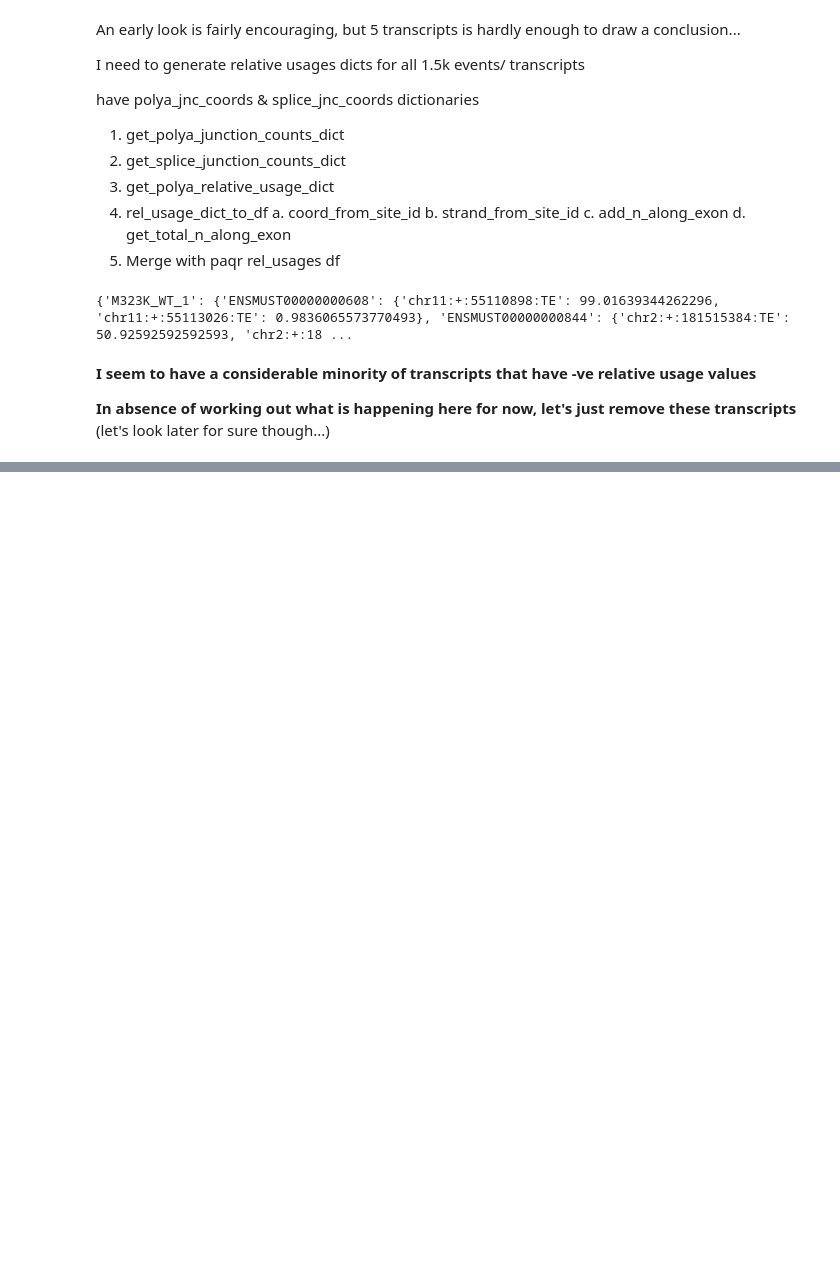
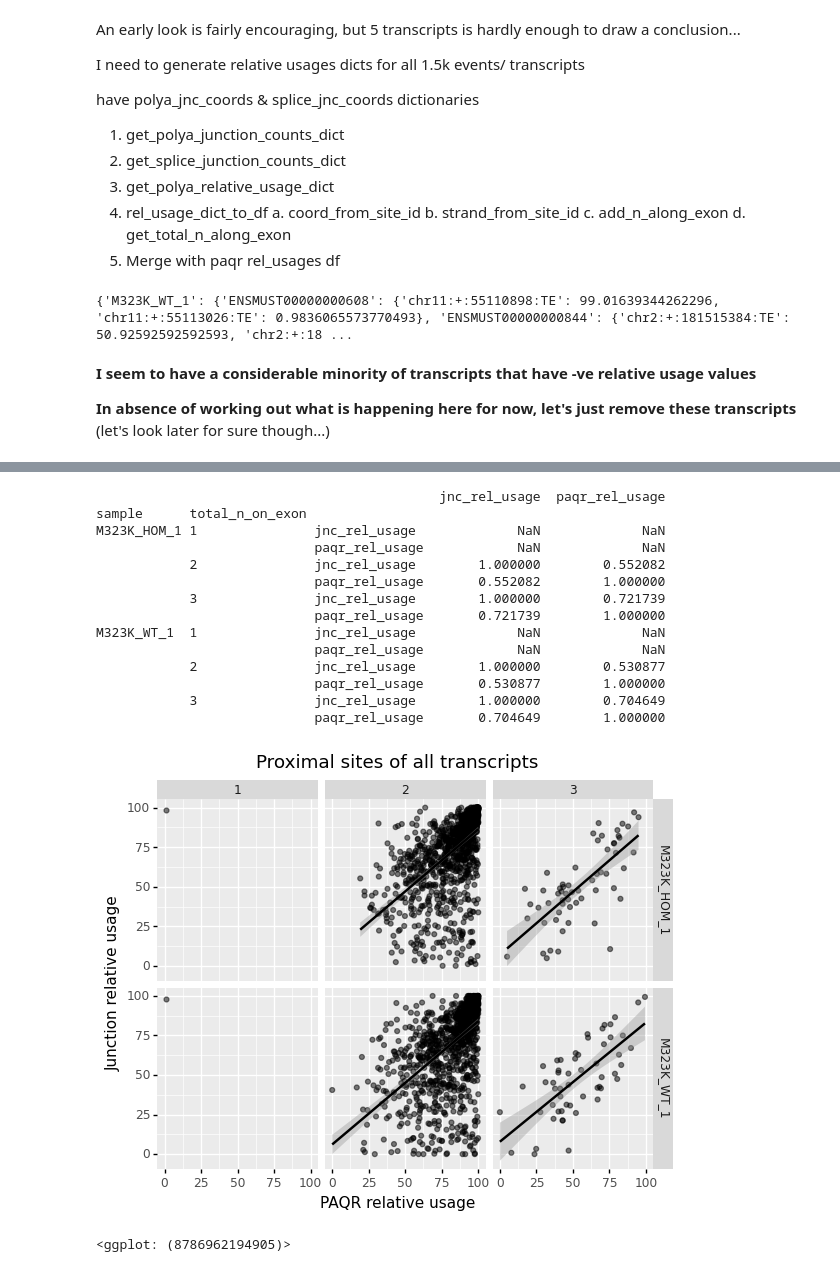
Before and after one commit to SamBryce-Smith/polyA_junctions, a Jupyter notebook: scripts/notebooks/polya_junction_quant_paqr_m323k_high_confidence.ipynb, the cells around one changed output, grey strips where cells are left out. Saved outputs shown, nothing was run; the diff lists cells and outputs as text; code cells hidden in the pictures; blank space fills up the shorter version.

```diff
--- a/scripts/notebooks/polya_junction_quant_paqr_m323k_high_confidence.ipynb
+++ b/scripts/notebooks/polya_junction_quant_paqr_m323k_high_confidence.ipynb
@@ -1212,0 +1293,29 @@ Number of transcripts with a -ve relative usage value: 143
+# %%
+print(prox_positive_rel_use_df.groupby(["sample", "total_n_on_exon"])[["jnc_rel_usage", "paqr_rel_usage"]].corr())
+
+
+(ggplot(prox_positive_rel_use_df, aes(x="paqr_rel_usage", y = "jnc_rel_usage")) +
+ geom_point(alpha = 0.5) +
+ facet_grid("sample ~ total_n_on_exon") +
+ stat_smooth(method = "lm") +
+ labs(title = "Proximal sites of all transcripts",
+      subtitle = "Cols = number of poly(A) sites, rows = samples",
+      x = "PAQR relative usage",
+      y = "Junction relative usage"))
+# %% [output]
+                                            jnc_rel_usage  paqr_rel_usage
+sample      total_n_on_exon
+M323K_HOM_1 1               jnc_rel_usage             NaN             NaN
+                            paqr_rel_usage            NaN             NaN
+            2               jnc_rel_usage        1.000000        0.552082
+                            paqr_rel_usage       0.552082        1.000000
+            3               jnc_rel_usage        1.000000        0.721739
+                            paqr_rel_usage       0.721739        1.000000
+M323K_WT_1  1               jnc_rel_usage             NaN             NaN
+                            paqr_rel_usage            NaN             NaN
+            2               jnc_rel_usage        1.000000        0.530877
+                            paqr_rel_usage       0.530877        1.000000
+            3               jnc_rel_usage        1.000000        0.704649
+                            paqr_rel_usage       0.704649        1.000000
+[figure, added]
+<ggplot: (8786962194905)>
```
Also changed, not shown: parts of 12 cells of this notebook.
